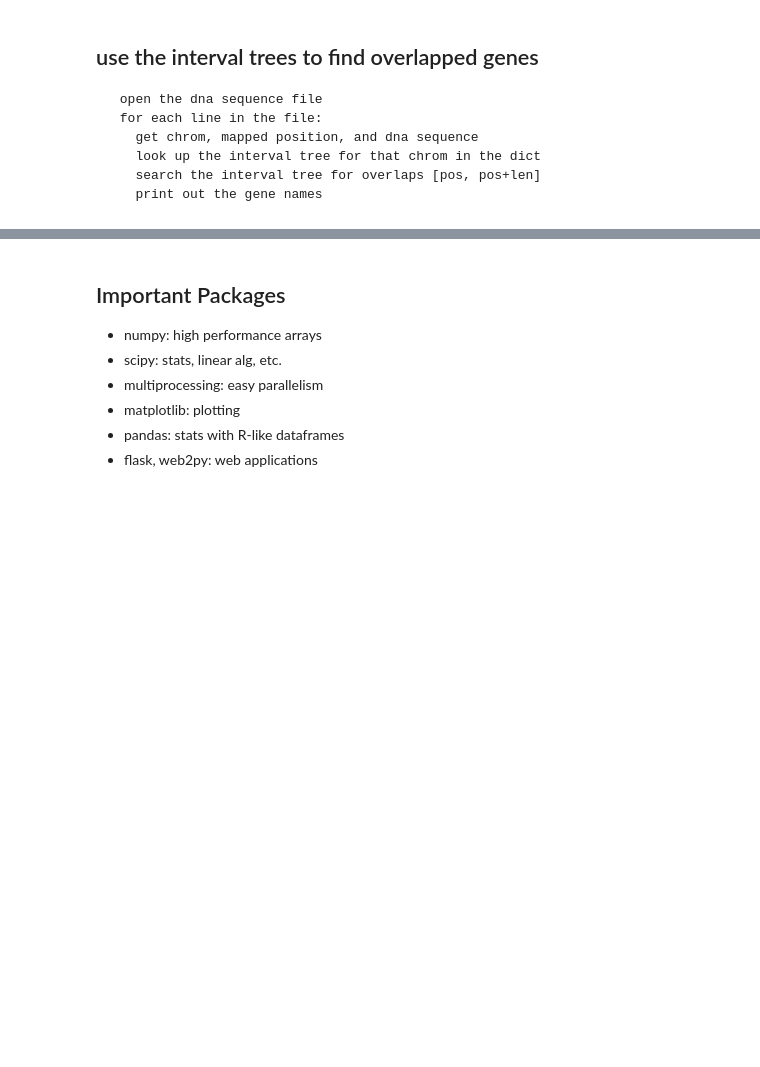
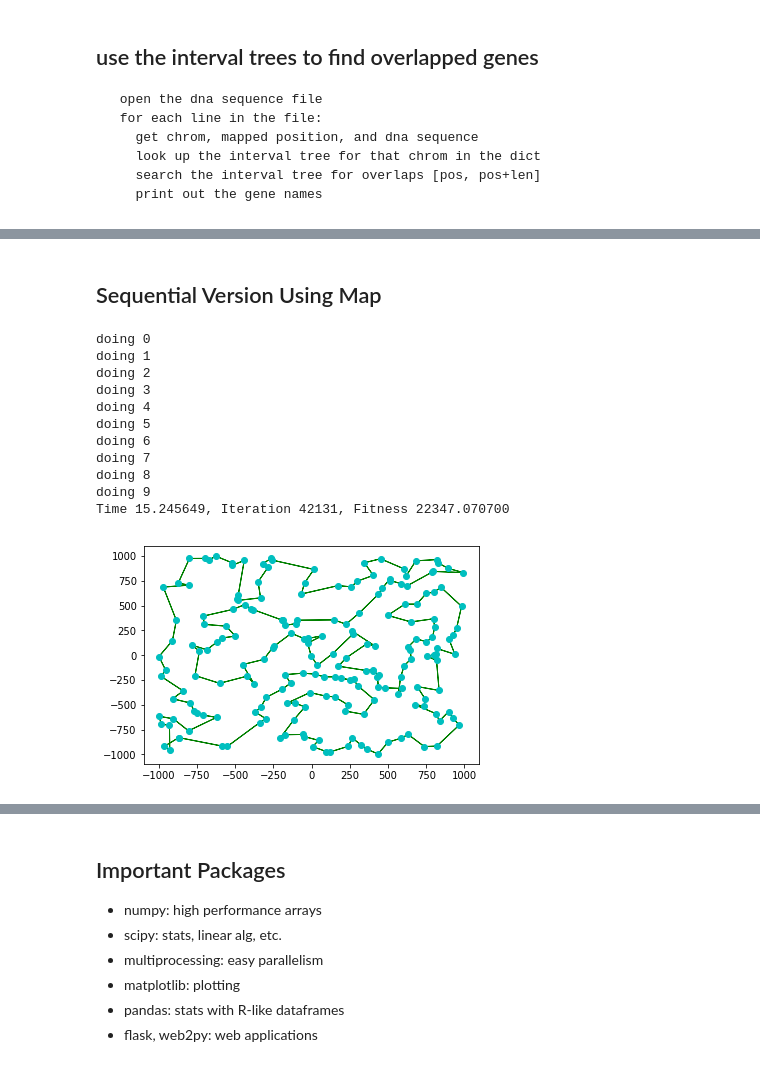
Before and after one commit to ycrc/Python-Bootcamp, a Jupyter notebook: PythonNotebook.ipynb, the cells around one changed output, grey strips where cells are left out. Drawn from its saved outputs; the diff is of its cells as text; code cells hidden in the pictures; blank space fills up the shorter version.

```diff
--- a/PythonNotebook.ipynb
+++ b/PythonNotebook.ipynb
@@ -738,0 +717,42 @@ done
+# %% [markdown]
+## Sequential Version Using Map
+# %%
+import time, random
+from anneal import SimAnneal
+
+def dotrial(t):
+    print("doing %d" % t.id)
+    t.anneal()
+    return t
+
+best=None
+bestfit=1e20
+
+t0=time.time()
+ncities=200
+ntrials=10
+random.seed(0)
+coords = [[round(random.uniform(-1000,1000),4),round(random.uniform(-1000,1000),4)] for i in range(ncities)]
+
+trials = [SimAnneal(coords, stopping_iter = 500000, alpha=0.9995, id=i) for i in range(ntrials)]
+got = map(dotrial, trials)
+
+for t in got:
+    if t.best_fitness < bestfit:
+        best=t; bestfit=t.best_fitness
+
+print("Time %f, Iteration %d, Fitness %f" % (time.time()-t0, best.iteration, best.best_fitness))
+best.visualize_routes()
+# %% [output]
+doing 0
+doing 1
+doing 2
+doing 3
+doing 4
+doing 5
+doing 6
+doing 7
+doing 8
+doing 9
+Time 15.245649, Iteration 42131, Fitness 22347.070700
+[figure, added]
```
Also changed, not shown: parts of 33 cells of this notebook.
